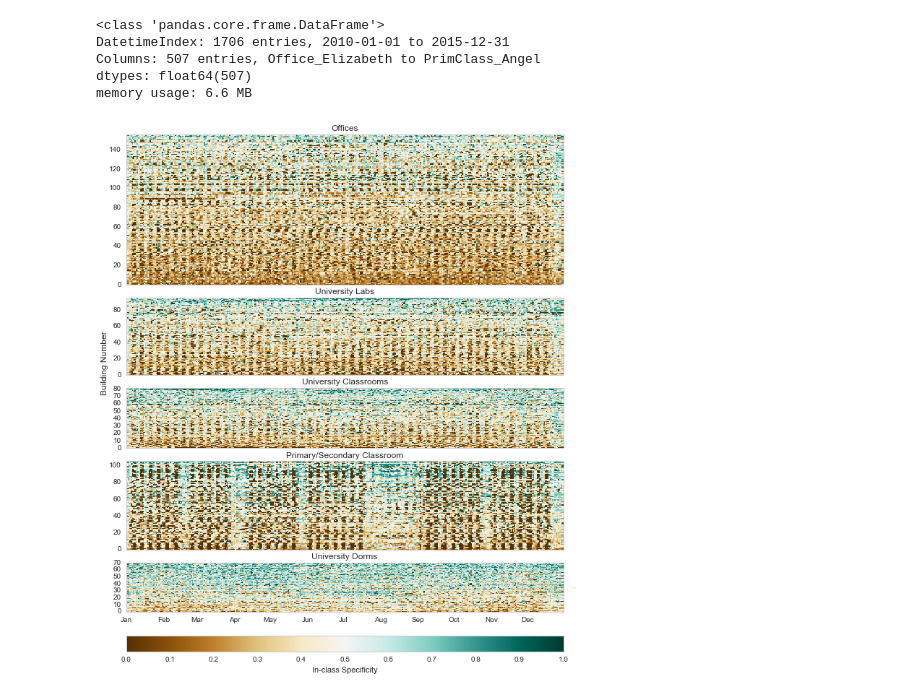
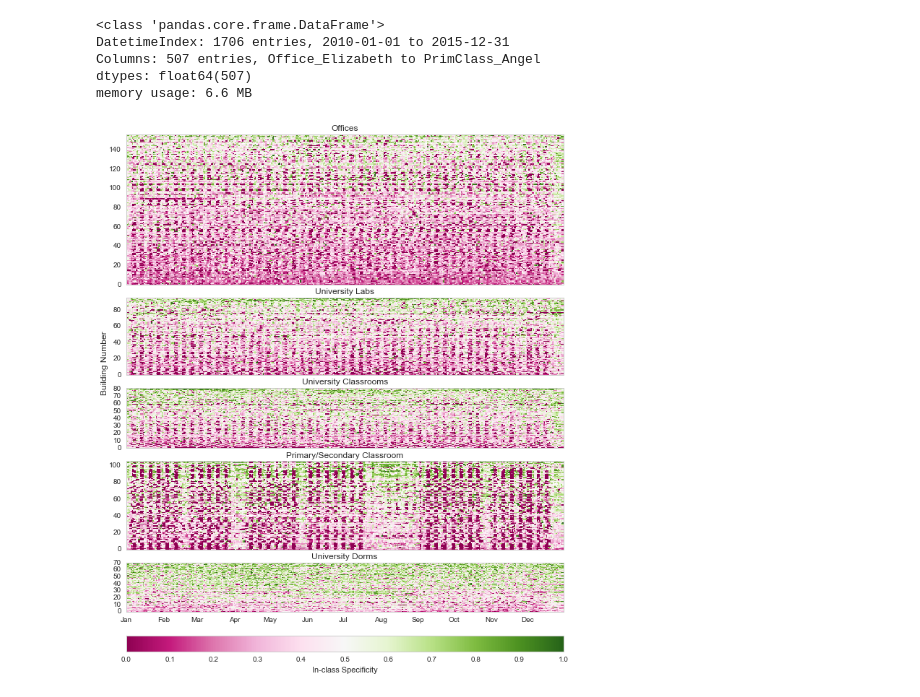
Before and after one commit to buds-lab/the-building-data-genome-project, a Jupyter notebook: notebooks/10_ jMotif - Hourly Model to get Daily Specificity Metrics a=8, p=8, w=24.ipynb, the cells around one changed output. Cells and saved outputs as stored; diff of their text form; code cells hidden in the pictures.

```diff
--- a/notebooks/10_ jMotif - Hourly Model to get Daily Specificity Metrics a=8, p=8, w=24.ipynb
+++ b/notebooks/10_ jMotif - Hourly Model to get Daily Specificity Metrics a=8, p=8, w=24.ipynb
@@ -695,8 +705,8 @@ inclass_specificity_toplot_generalized_norm = (inclass_specificity_toplot_genera
 # %%
 inclass_specificity_toplot_generalized_norm_sorted = inclass_specificity_toplot_generalized_norm[list(inclass_specificity_toplot_generalized_norm.sum().sort_values().index)]
 # %%
-plotmap_subplots(inclass_specificity_toplot_generalized_norm_sorted, meta, 'BrBG', "In-class Specificity",
+plotmap_subplots(inclass_specificity_toplot_generalized_norm_sorted, meta, 'PiYG', "In-class Specificity",
                  " ", "Building Number", " ", " ", 0, 1)
 plt.savefig(os.path.join(repos_path,"reports/figures/featureoverviews/jmotif_inclassspec_allbuildings_heatmap_"+str(w)+"_"+str(a)+"_"+str(p)+".png"));
 # %% [output]
-[figure, old version]
+[figure, new version]
```
Also changed, not shown: parts of 5 cells of this notebook, 37 other files.
